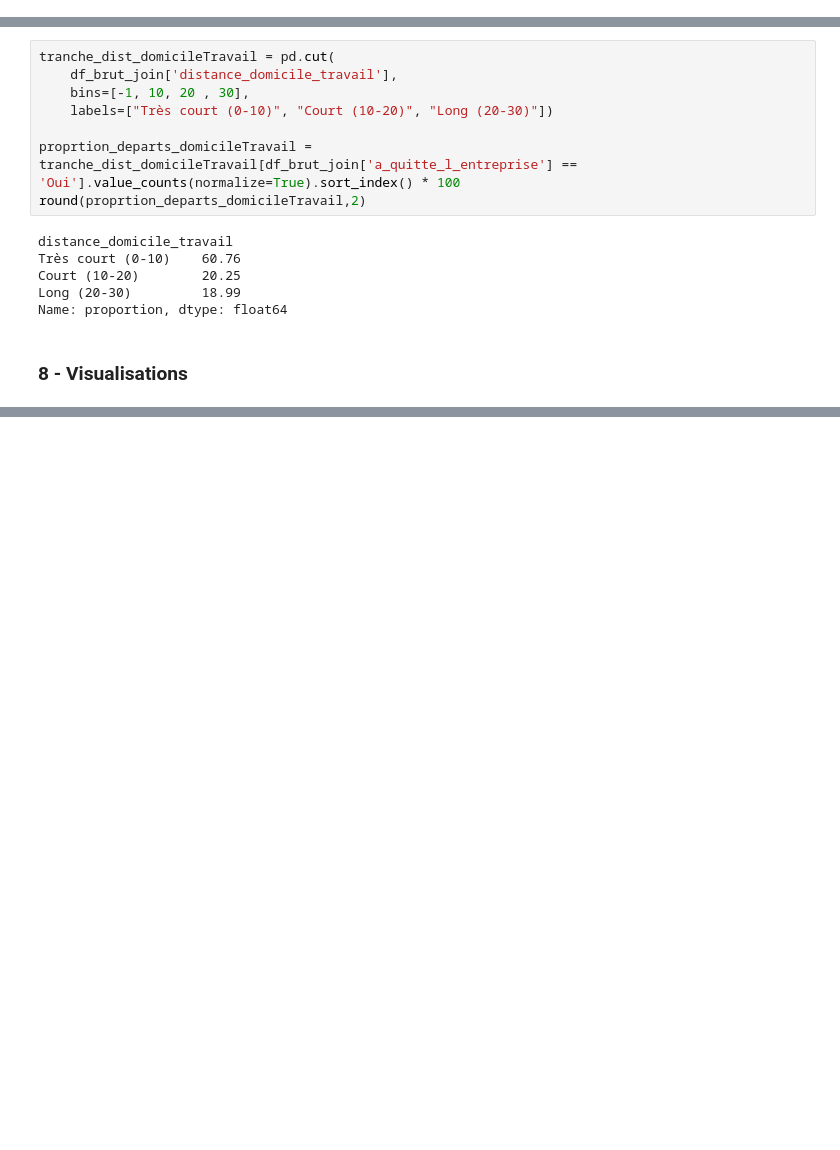
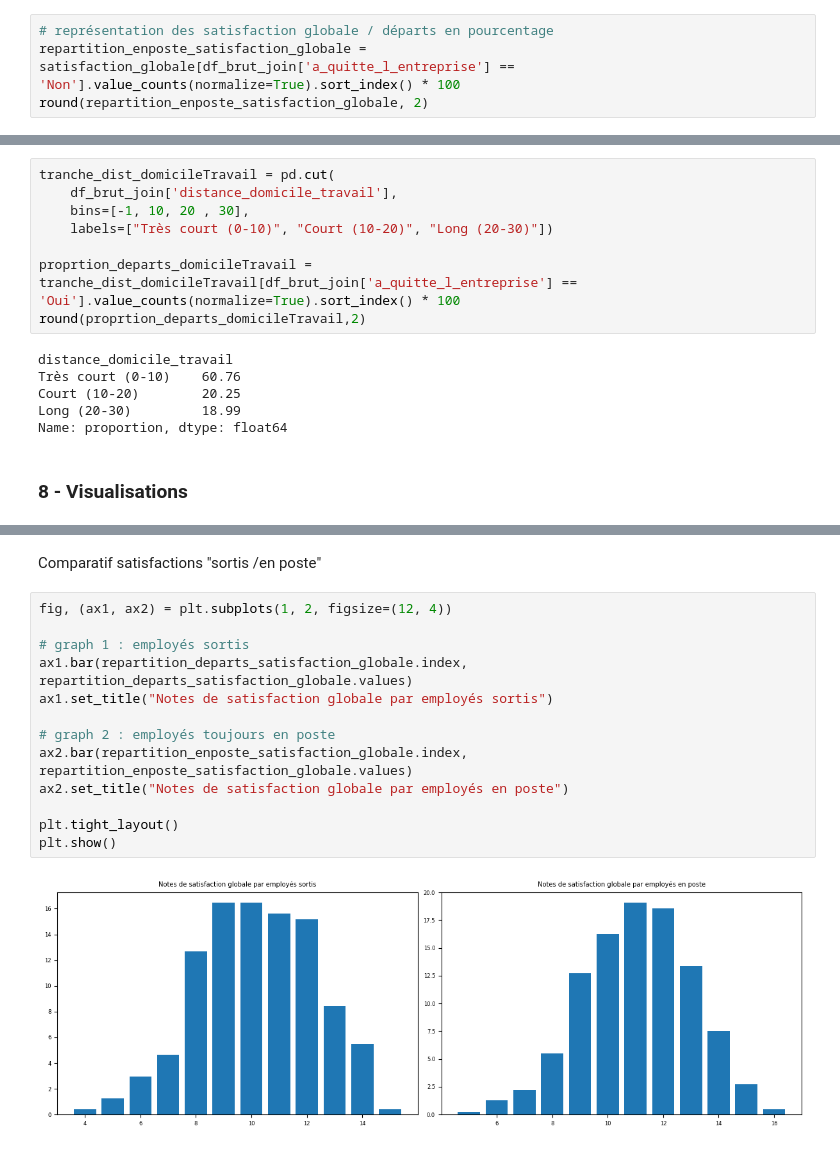
Before and after one commit to DavidRichomme/OC_P4_Classifiez_automatiquement_les_informations, a Jupyter notebook: Notebooks/01_4_EDA_datasetJoint.ipynb, the cells around one changed output, grey strips where cells are left out. Cells and saved outputs as stored; diff of their text form; blank space fills up the shorter version.

```diff
--- a/Notebooks/01_4_EDA_datasetJoint.ipynb
+++ b/Notebooks/01_4_EDA_datasetJoint.ipynb
@@ -706,3 +692,7 @@ round(repartition_departs_satisfaction_globale, 2)
 14     5.49
 15     0.42
 Name: proportion, dtype: float64
+# %%
+# représentation des satisfaction globale / départs en pourcentage
+repartition_enposte_satisfaction_globale = satisfaction_globale[df_brut_join['a_quitte_l_entreprise'] == 'Non'].value_counts(normalize=True).sort_index() * 100
+round(repartition_enposte_satisfaction_globale, 2)
@@ -830,0 +878,17 @@ plt.show()
+# %% [markdown]
+Comparatif satisfactions "sortis /en poste"
+# %%
+fig, (ax1, ax2) = plt.subplots(1, 2, figsize=(12, 4))
+
+# graph 1 : employés sortis
+ax1.bar(repartition_departs_satisfaction_globale.index, repartition_departs_satisfaction_globale.values)
+ax1.set_title("Notes de satisfaction globale par employés sortis")
+
+# graph 2 : employés toujours en poste
+ax2.bar(repartition_enposte_satisfaction_globale.index, repartition_enposte_satisfaction_globale.values)
+ax2.set_title("Notes de satisfaction globale par employés en poste")
+
+plt.tight_layout()
+plt.show()
+# %% [output]
+[figure, added]
```
Also changed, not shown: parts of 27 cells of this notebook, 9 other files.
